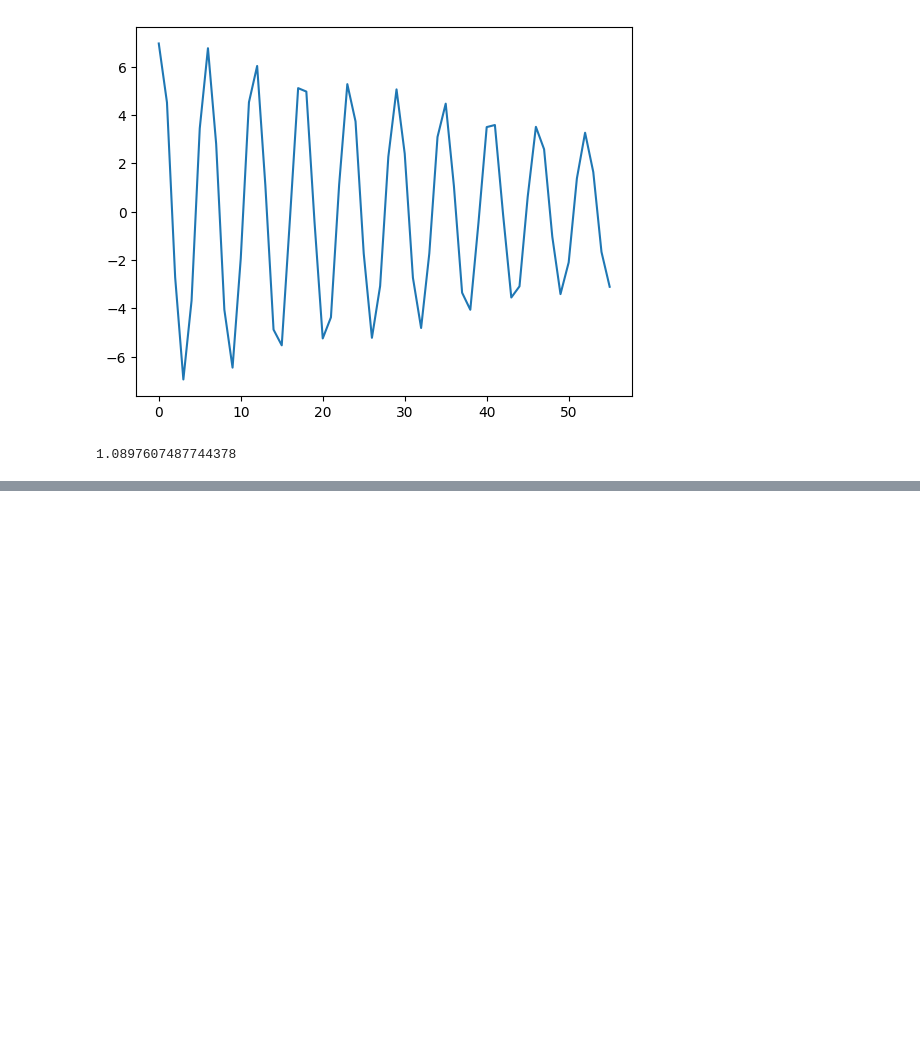
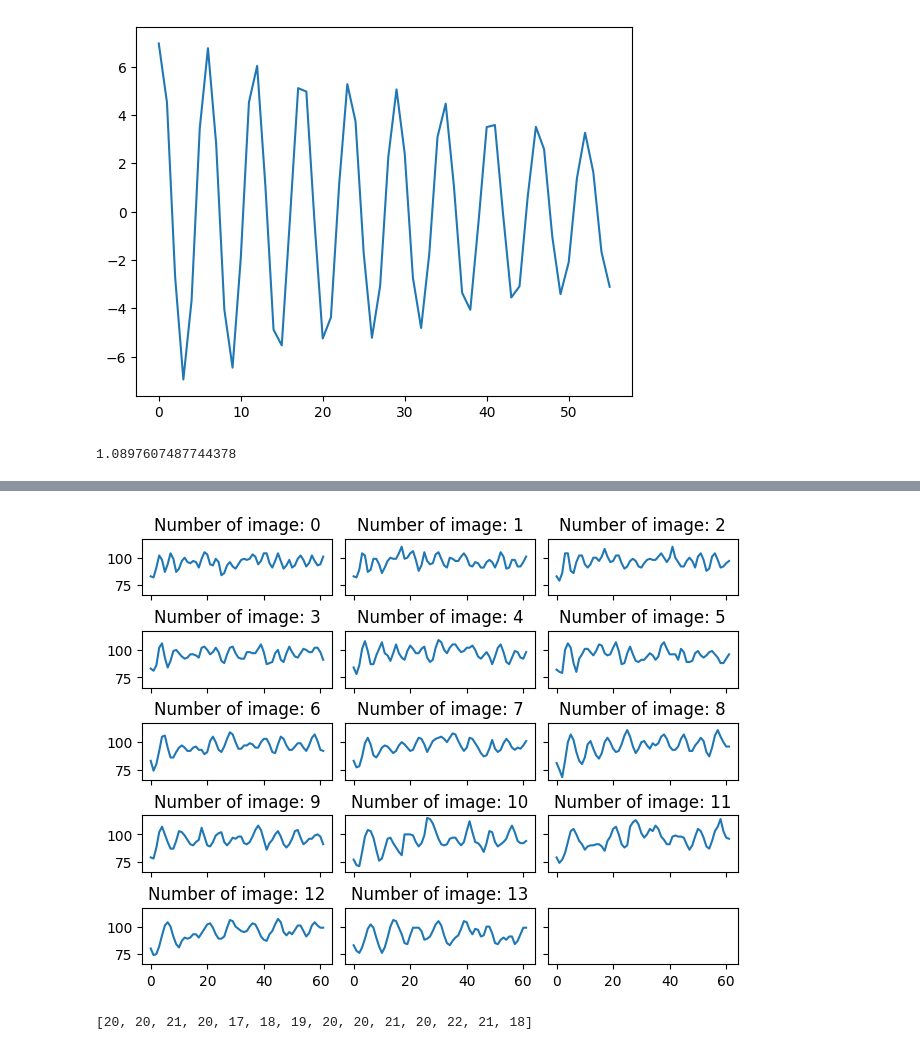
Before and after one commit to annamogo/DiplomaLISF, a Jupyter notebook: FRINGE_PATTERN_AN/Test_Area.ipynb, the cells around one changed output, grey strips where cells are left out. Drawn from its saved outputs; the diff is of its cells as text; code cells hidden in the pictures; blank space fills up the shorter version.

```diff
--- a/FRINGE_PATTERN_AN/Test_Area.ipynb
+++ b/FRINGE_PATTERN_AN/Test_Area.ipynb
@@ -80,0 +80,4 @@ print(frq)
+# %%
+dir_name = 'drop-211025-2'
+# %%
+select = ga.SelectLines(dir_name)
@@ -80,0 +106,11 @@ print(frq)
+# %%
+lines = select.get_lines_from_imgs()
+# %%
+lines.plot()
+# %% [output]
+[figure, added]
+# %%
+peak_count = lines.count_peaks_of_autocorr()
+peak_count
+# %% [output]
+[20, 20, 21, 20, 17, 18, 19, 20, 20, 21, 20, 22, 21, 18]
```
Also changed, not shown: parts of 8 cells of this notebook, 3 other files.
